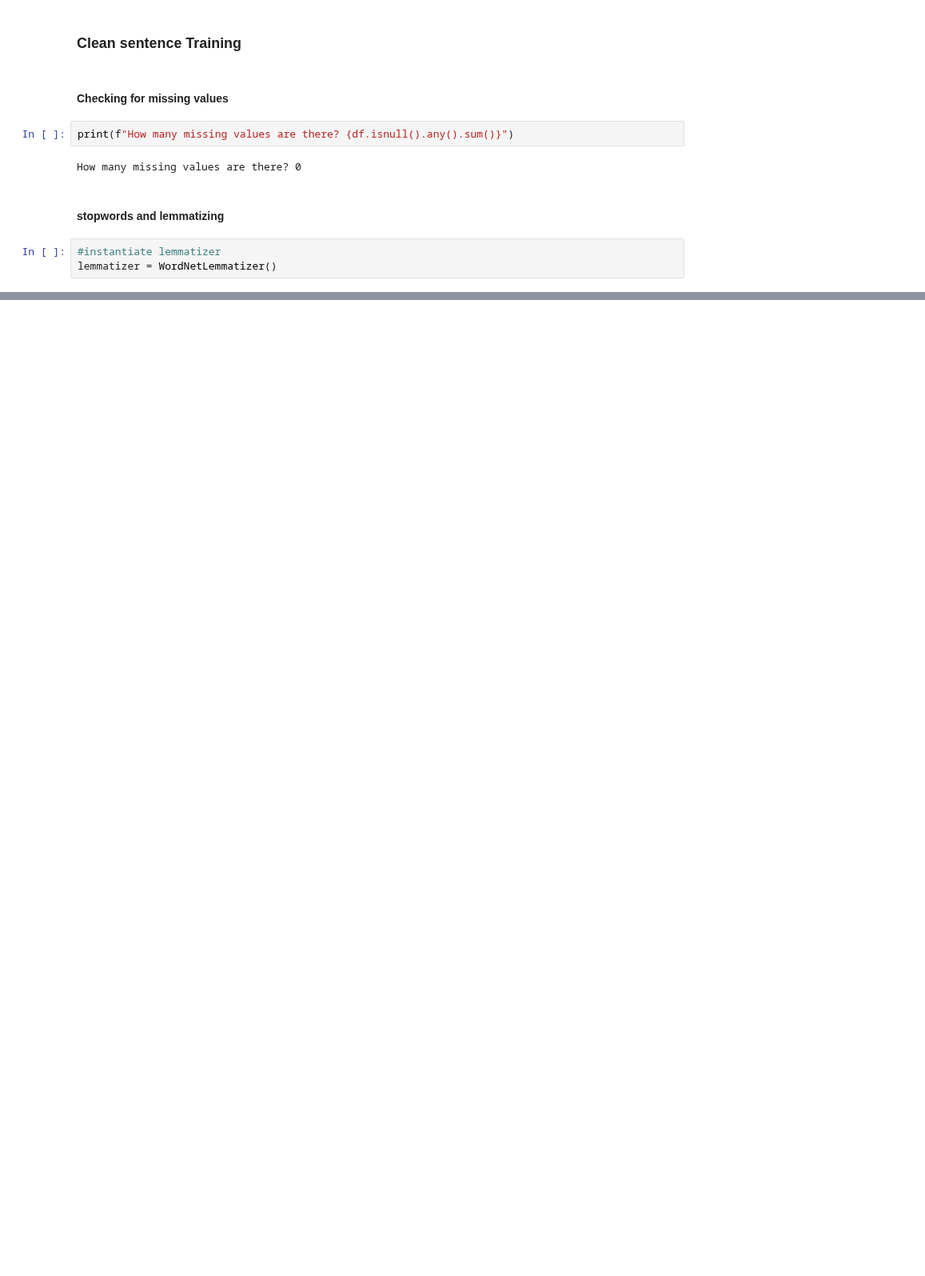
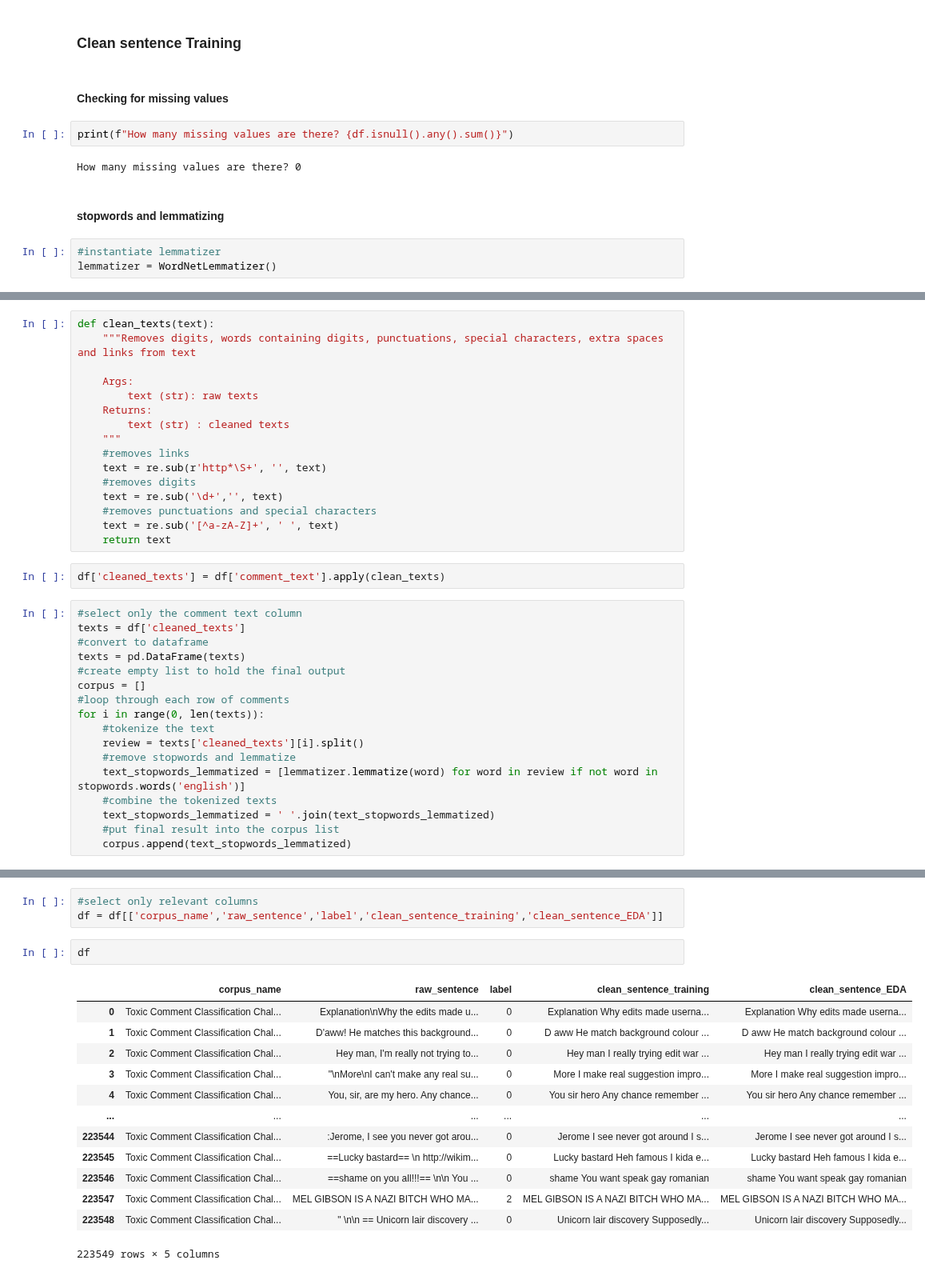
Before and after one commit to OmdenaAI/aswan-egypt-detecting-hate-nlp, a Jupyter notebook: src/data/english/clean-datasets/Toxic_Comment_Classification_Challenge/Data Preprocessing - Toxic Comment Classification dataset - KAGGLE.ipynb, the cells around one changed output, grey strips where cells are left out. Shown at 80% size. Drawn from its saved outputs; the diff is of its cells as text; blank space fills up the shorter version.

Commit message:
updated toxic comment file with updated instructions applied

```diff
--- a/src/data/english/clean-datasets/Toxic_Comment_Classification_Challenge/Data Preprocessing - Toxic Comment Classification dataset - KAGGLE.ipynb
+++ b/src/data/english/clean-datasets/Toxic_Comment_Classification_Challenge/Data Preprocessing - Toxic Comment Classification dataset - KAGGLE.ipynb
@@ -208,0 +140,35 @@ df.to_csv('Toxic Comment Classification Challenge.csv')
+# %%
+def clean_texts(text):
+    """Removes digits, words containing digits, punctuations, special characters, extra spaces and links from text
+
+    Args:
+        text (str): raw texts
+    Returns:
+        text (str) : cleaned texts
+    """
+    #removes links
+    text = re.sub(r'http*\S+', '', text)
+    #removes digits
+    text = re.sub('\d+','', text)
+    #removes punctuations and special characters
+    text = re.sub('[^a-zA-Z]+', ' ', text)
+    return text
+# %%
+df['cleaned_texts'] = df['comment_text'].apply(clean_texts)
+# %%
+#select only the comment text column
+texts = df['cleaned_texts']
+#convert to dataframe
+texts = pd.DataFrame(texts)
+#create empty list to hold the final output
+corpus = []
+#loop through each row of comments
+for i in range(0, len(texts)):
+    #tokenize the text
+    review = texts['cleaned_texts'][i].split()
+    #remove stopwords and lemmatize
+    text_stopwords_lemmatized = [lemmatizer.lemmatize(word) for word in review if not word in stopwords.words('english')]
+    #combine the tokenized texts
+    text_stopwords_lemmatized = ' '.join(text_stopwords_lemmatized)
+    #put final result into the corpus list
+    corpus.append(text_stopwords_lemmatized)
@@ -208,0 +228,19 @@ df.to_csv('Toxic Comment Classification Challenge.csv')
+# %%
+#select only relevant columns
+df = df[['corpus_name','raw_sentence','label','clean_sentence_training','clean_sentence_EDA']]
+# %%
+df
+# %% [output]
+|  | corpus_name | raw_sentence | label | clean_sentence_training | clean_sentence_EDA |
+| 0 | Toxic Comment Classification Chal... | Explanation\nWhy the edits made u... | 0 | Explanation Why edits made userna... | Explanation Why edits made userna... |
+| 1 | Toxic Comment Classification Chal... | D'aww! He matches this background... | 0 | D aww He match background colour ... | D aww He match background colour ... |
+| 2 | Toxic Comment Classification Chal... | Hey man, I'm really not trying to... | 0 | Hey man I really trying edit war ... | Hey man I really trying edit war ... |
+| 3 | Toxic Comment Classification Chal... | "\nMore\nI can't make any real su... | 0 | More I make real suggestion impro... | More I make real suggestion impro... |
+| 4 | Toxic Comment Classification Chal... | You, sir, are my hero. Any chance... | 0 | You sir hero Any chance remember ... | You sir hero Any chance remember ... |
+| ... | ... | ... | ... | ... | ... |
+| 223544 | Toxic Comment Classification Chal... | :Jerome, I see you never got arou... | 0 | Jerome I see never got around I s... | Jerome I see never got around I s... |
+| 223545 | Toxic Comment Classification Chal... | ==Lucky bastard== \n http://wikim... | 0 | Lucky bastard Heh famous I kida e... | Lucky bastard Heh famous I kida e... |
+| 223546 | Toxic Comment Classification Chal... | ==shame on you all!!!== \n\n You ... | 0 | shame You want speak gay romanian | shame You want speak gay romanian |
+| 223547 | Toxic Comment Classification Chal... | MEL GIBSON IS A NAZI BITCH WHO MA... | 2 | MEL GIBSON IS A NAZI BITCH WHO MA... | MEL GIBSON IS A NAZI BITCH WHO MA... |
+| 223548 | Toxic Comment Classification Chal... | " \n\n == Unicorn lair discovery ... | 0 | Unicorn lair discovery Supposedly... | Unicorn lair discovery Supposedly... |
+223549 rows × 5 columns
```
Also changed, not shown: parts of 22 cells of this notebook, 3 other files.
